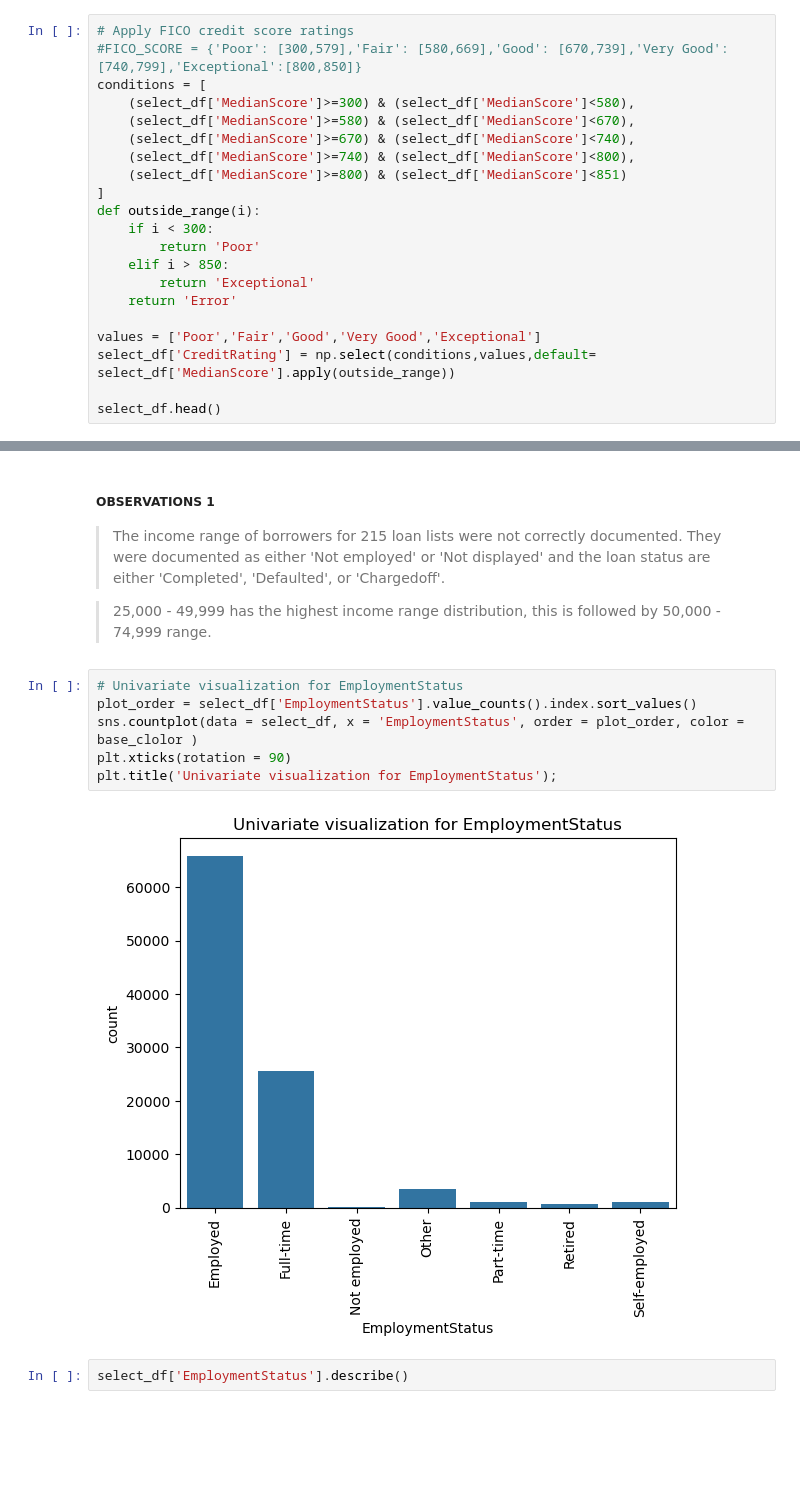
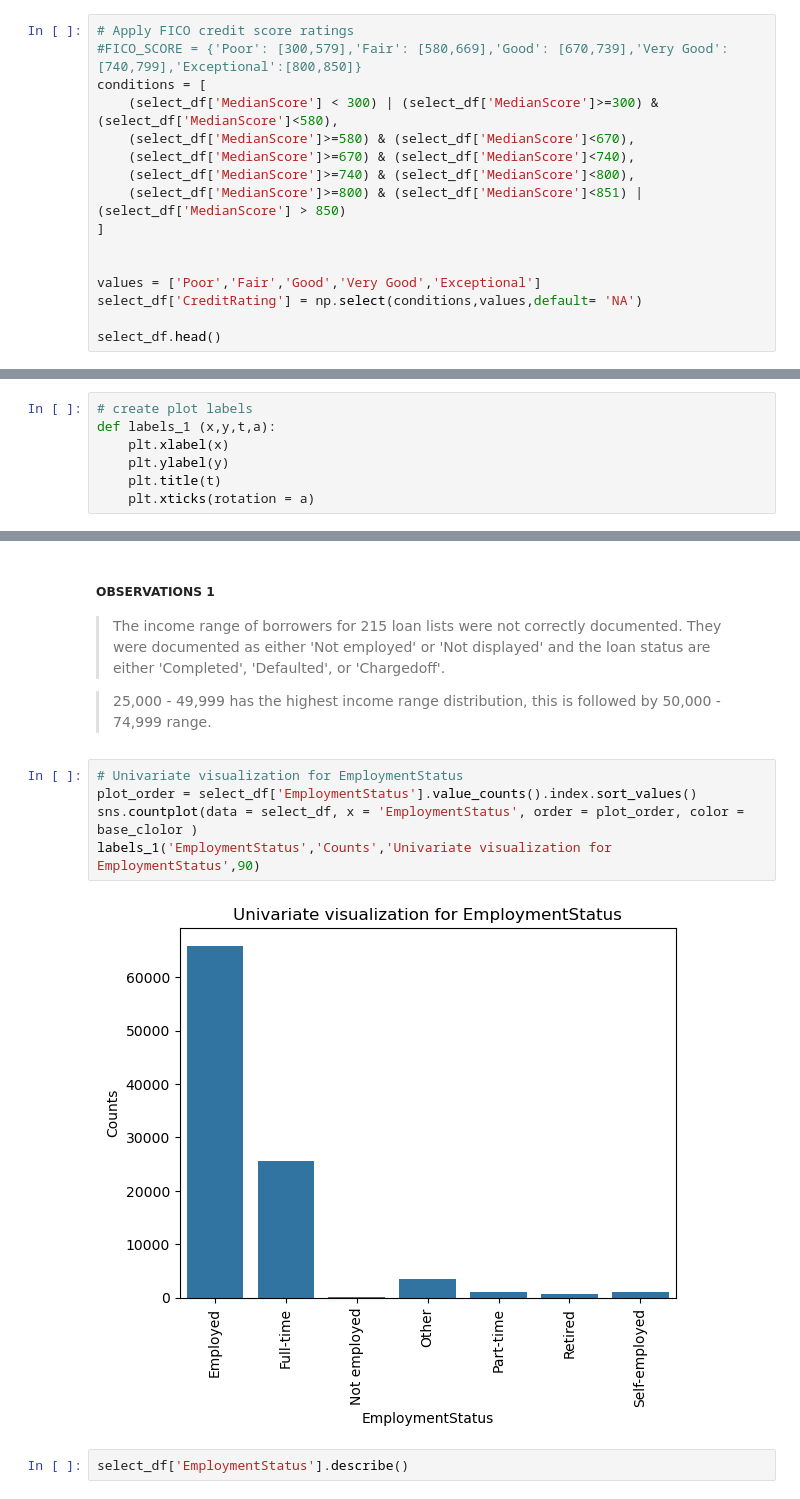
Before and after one commit to Chikadibia-E/Project_3-communicate-data-findings, a Jupyter notebook: Part_I_exploration.ipynb, the cells around one changed output, grey strips where cells are left out. Drawn from its saved outputs; the diff is of its cells as text; blank space fills up the shorter version.

```diff
--- a/Part_I_exploration.ipynb
+++ b/Part_I_exploration.ipynb
@@ -207,21 +207,16 @@ select_df.sample(2)
 # Apply FICO credit score ratings
 #FICO_SCORE = {'Poor': [300,579],'Fair': [580,669],'Good': [670,739],'Very Good': [740,799],'Exceptional':[800,850]}
 conditions = [
-    (select_df['MedianScore']>=300) & (select_df['MedianScore']<580),
+    (select_df['MedianScore'] < 300) | (select_df['MedianScore']>=300) & (select_df['MedianScore']<580),
     (select_df['MedianScore']>=580) & (select_df['MedianScore']<670),
     (select_df['MedianScore']>=670) & (select_df['MedianScore']<740),
     (select_df['MedianScore']>=740) & (select_df['MedianScore']<800),
-    (select_df['MedianScore']>=800) & (select_df['MedianScore']<851)
+    (select_df['MedianScore']>=800) & (select_df['MedianScore']<851) | (select_df['MedianScore'] > 850)
 ]
-def outside_range(i):
-    if i < 300:
-        return 'Poor'
-    elif i > 850:
-        return 'Exceptional'
-    return 'Error'
+
 
 values = ['Poor','Fair','Good','Very Good','Exceptional']
-select_df['CreditRating'] = np.select(conditions,values,default= select_df['MedianScore'].apply(outside_range))
+select_df['CreditRating'] = np.select(conditions,values,default= 'NA')
 
 select_df.head()
 # %% [output]
@@ -320,6 +315,13 @@ select_df.shape
 # %%
 # create base color for plots
 base_clolor = sns.color_palette()[0]
+# %%
+# create plot labels
+def labels_1 (x,y,t,a):
+    plt.xlabel(x)
+    plt.ylabel(y)
+    plt.title(t)
+    plt.xticks(rotation = a)
 # %%
 # Univariate visualization for IncomeRange
 plot_order = select_df['IncomeRange'].value_counts().index.sort_values(ascending = False)
@@ -368,11 +369,10 @@ array(['Completed', 'Defaulted', 'Chargedoff'], dtype=object)
 # %%
 # Univariate visualization for EmploymentStatus
 plot_order = select_df['EmploymentStatus'].value_counts().index.sort_values()
 sns.countplot(data = select_df, x = 'EmploymentStatus', order = plot_order, color = base_clolor )
-plt.xticks(rotation = 90)
-plt.title('Univariate visualization for EmploymentStatus');
+labels_1('EmploymentStatus','Counts','Univariate visualization for EmploymentStatus',90)
 # %% [output]
-[figure, old version]
+[figure, new version]
 # %%
 select_df['EmploymentStatus'].describe()
 # %% [output]
```
Also changed, not shown: parts of 15 cells of this notebook, 3 other files.
